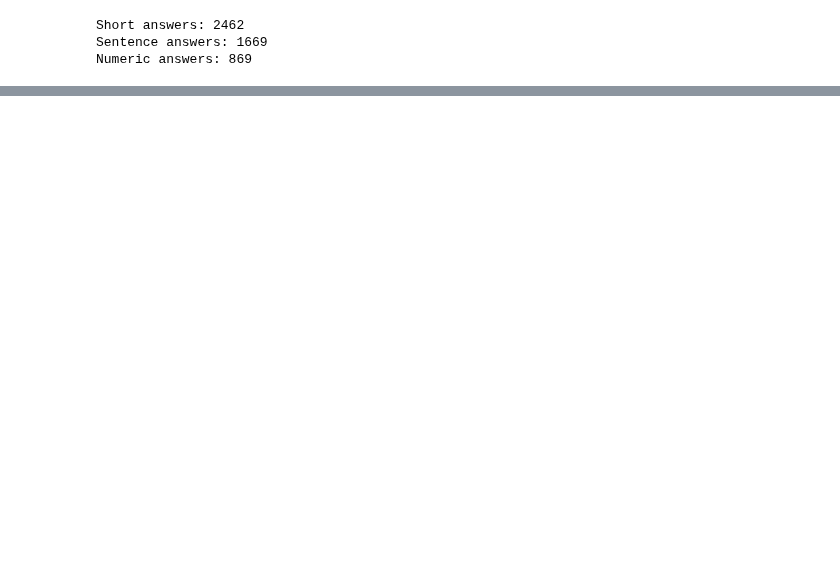
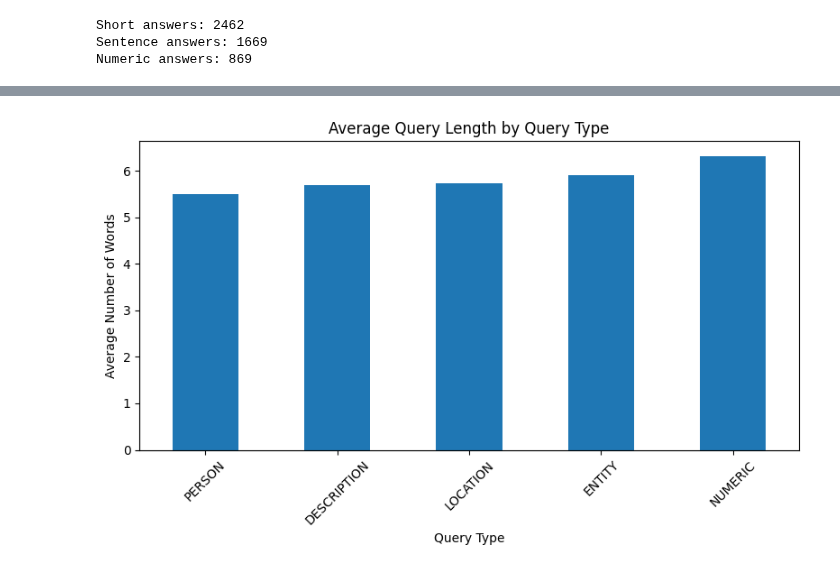
Before and after one commit to GioiaZheng/msmarco-genqa, a Jupyter notebook: notebooks/week01_eda.ipynb, the cells around one changed output, grey strips where cells are left out. Cells and saved outputs as stored; diff of their text form; code cells hidden in the pictures; blank space fills up the shorter version.

```diff
--- a/notebooks/week01_eda.ipynb
+++ b/notebooks/week01_eda.ipynb
@@ -142,0 +264,9 @@ Numeric answers: 869
+# %%
+df_q = pd.DataFrame({
+    "query": [x["query"] for x in sample_q],
+    "query_type": [x["query_type"] for x in sample_q],
+})
+
+df_q["query_len"] = df_q["query"].apply(lambda x: len(x.split()))
+
+df_q.groupby("query_type")["query_len"].describe()
@@ -142,0 +281,14 @@ Numeric answers: 869
+# %%
+qt_query_len = df_q.groupby("query_type")["query_len"].mean().sort_values()
+
+plt.figure(figsize=(8, 5))
+qt_query_len.plot(kind="bar")
+plt.title("Average Query Length by Query Type")
+plt.xlabel("Query Type")
+plt.ylabel("Average Number of Words")
+plt.xticks(rotation=45)
+plt.tight_layout()
+plt.savefig("../reports/query_length_by_query_type.png", dpi=300, bbox_inches="tight")
+plt.show()
+# %% [output]
+[figure, added]
```
Also changed, not shown: parts of 25 cells of this notebook, 2 other files.
